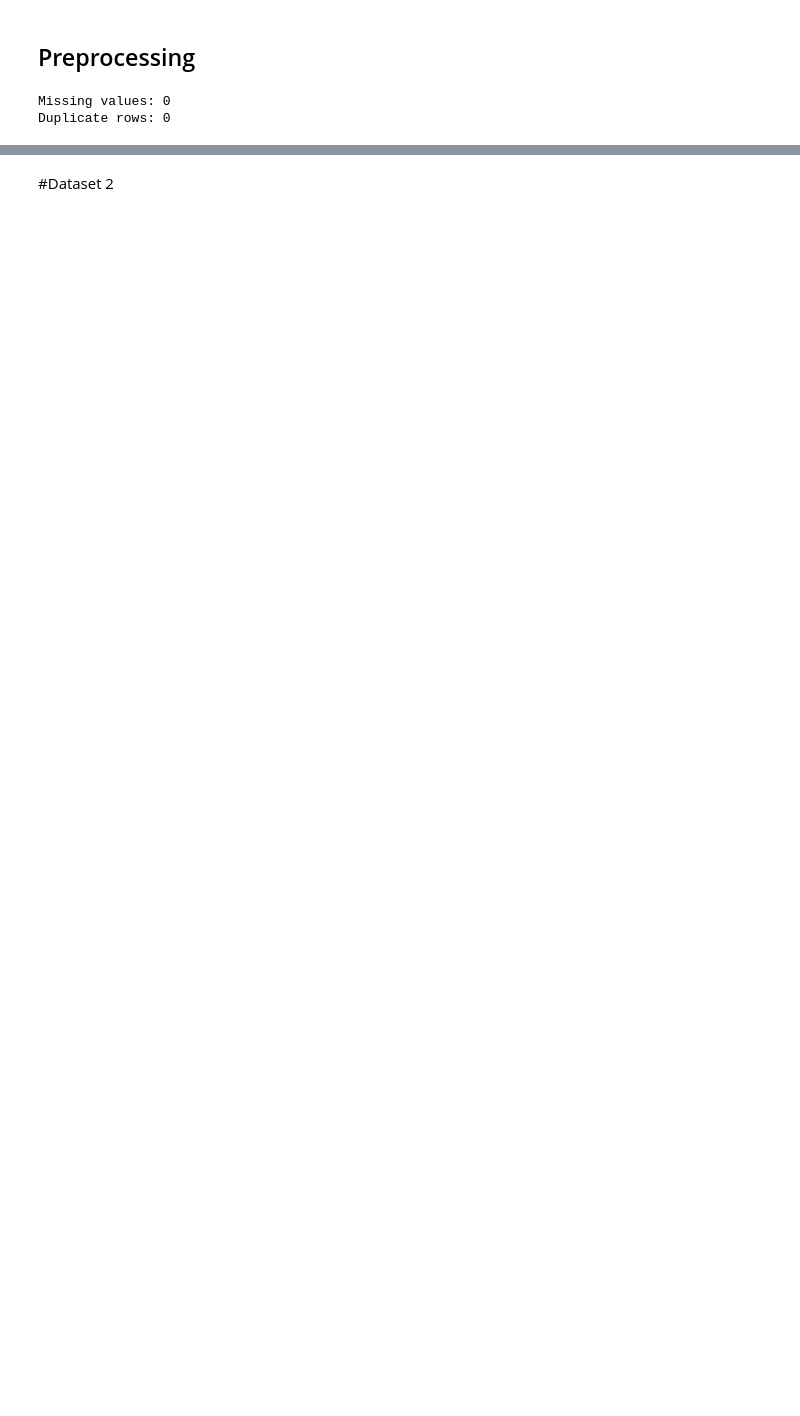
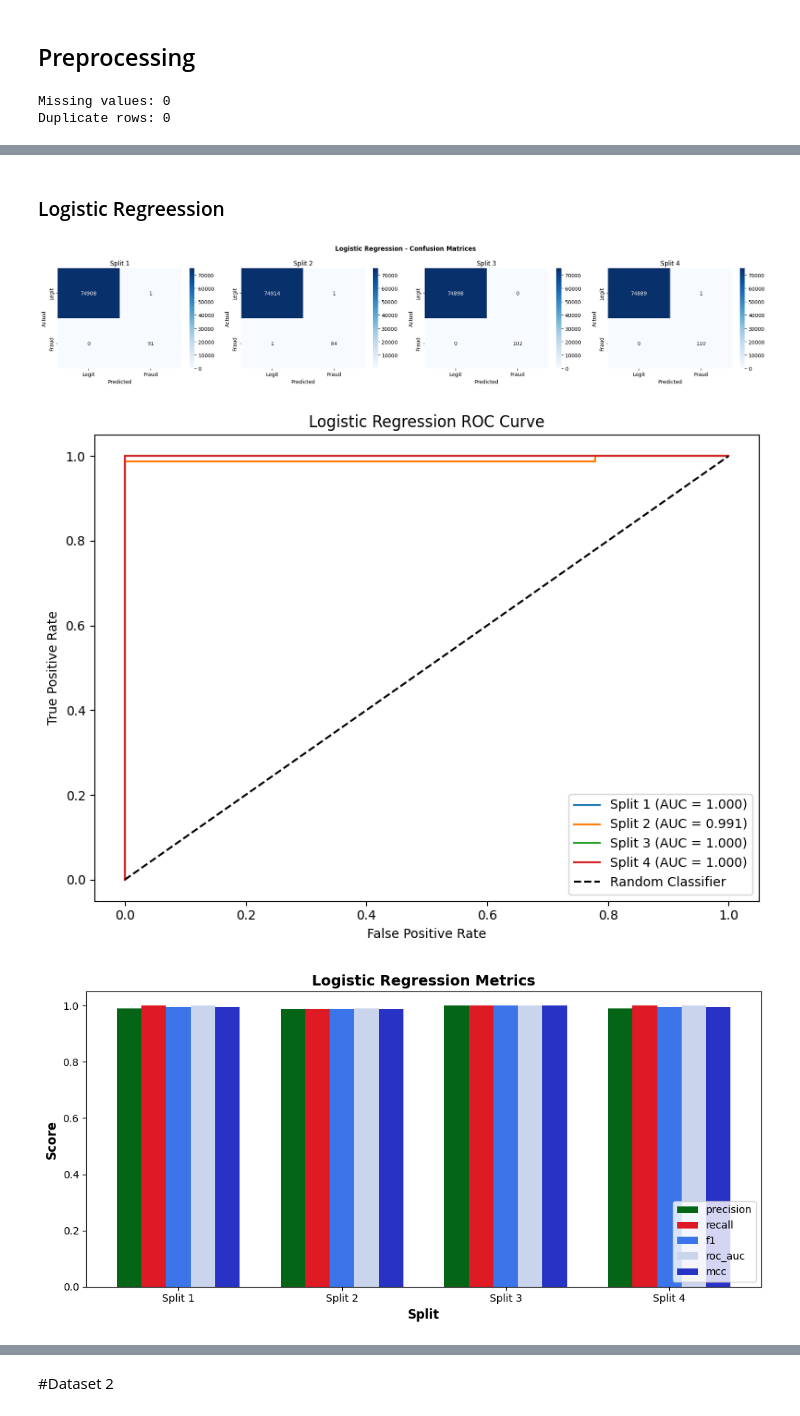
Before and after one commit to BackwardPropagators/PaymentFraudDetectionProj, a Jupyter notebook: IS_Project.ipynb, the cells around one changed output, grey strips where cells are left out. Saved outputs shown, nothing was run; the diff lists cells and outputs as text; code cells hidden in the pictures; blank space fills up the shorter version.

```diff
--- a/IS_Project.ipynb
+++ b/IS_Project.ipynb
@@ -92,7 +338,7 @@ Missing values: 0
 Duplicate rows: 0
 # %%
 # drop identifiers(nameOrig, nameDest)
-df1 = df1.drop(columns=['nameOrig', 'nameDest'])
+df1 = df1.drop(columns=['nameOrig', 'nameDest', 'step'])
 
 df1.head()
 
@@ -286,0 +529,49 @@ print(f"  ROC-AUC:   {roc_auc:.4f}")
+# %% [markdown]
+### Logistic Regreession
+# %%
+lr_results_ds1 = []
+lr_last_model = None
+
+for split_num, (train_idx, test_idx) in enumerate(splits, start=1):
+    # Get preprocessed data for this fold
+    X_train_rs, y_train_rs, X_test_scaled, y_test = scale_resample(X, Y, train_idx, test_idx)
+
+    # Train the model
+    model = _build_lr()
+    model.fit(X_train_rs, y_train_rs)
+    lr_last_model = model  # Keep the last trained model
+
+    # Predict and evaluate
+    y_pred = model.predict(X_test_scaled)
+    y_prob = model.predict_proba(X_test_scaled)[:, 1]
+    metrics = compute_metrics(y_test, y_pred, y_prob)
+    metrics["split"] = split_num
+    lr_results_ds1.append(metrics)
+
+# Convert results to a DataFrame for easy analysis
+lr_results_ds1_df = pd.DataFrame(lr_results_ds1)
+lr_results_ds1_df.to_csv(os.path.join(RESULTS, "lr_results_ds1.csv"), index=False)
+#print_summary_table(lr_results_ds1_df, "Logistic Regression")
+# %%
+def _lr_predict(train_idx, test_idx):
+    """Predict using Logistic Regression for a given fold"""
+    X_train_rs, y_train_rs, X_test_scaled, y_test = scale_resample(X, Y, train_idx, test_idx)
+    model = _build_lr()
+    model.fit(X_train_rs, y_train_rs)
+    return model.predict(X_test_scaled)
+
+def _lr_predict_proba(train_idx, test_idx):
+    """Predict probabilities using Logistic Regression for a given fold"""
+    X_train_rs, y_train_rs, X_test_scaled, y_test = scale_resample(X, Y, train_idx, test_idx)
+    model = _build_lr()
+    model.fit(X_train_rs, y_train_rs)
+    return model.predict_proba(X_test_scaled)[:, 1]
+
+confusion_matrices(splits, X, Y, _lr_predict,"Logistic Regression", "d1_lr_confusion_matrices.png")
+plot_roc_curve(splits, X, Y, _lr_predict_proba,"Logistic Regression", "d1_lr_roc_curves.png")
+plot_metrics_bar(lr_results_ds1_df, splits, "Logistic Regression","d1_lr_metrics_by_fold.png")
+plot_feature_coefficients(lr_last_model.coef_[0], feature_names,"Logistic Regression", f"Fold {len(splits)}","14_lr_feature_coefficients.png")
+# %% [output]
+[figure, added]
+[figure, added]
+[figure, added]
```
Also changed, not shown: parts of 77 cells of this notebook, 4 other files.
